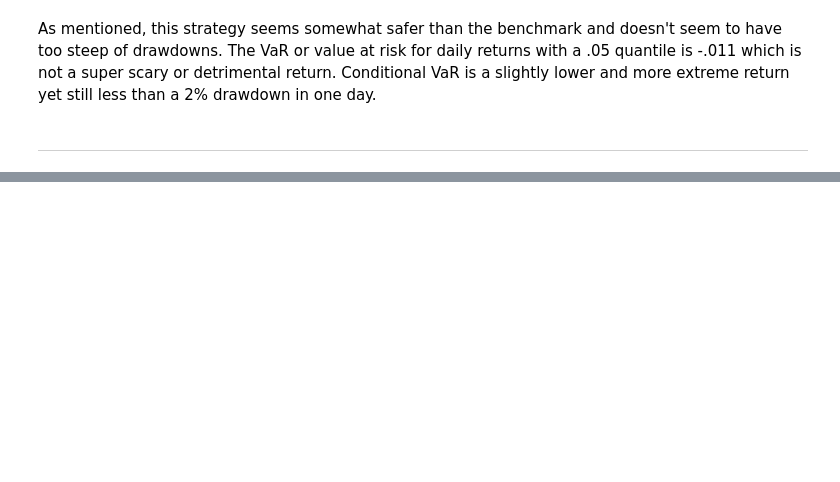
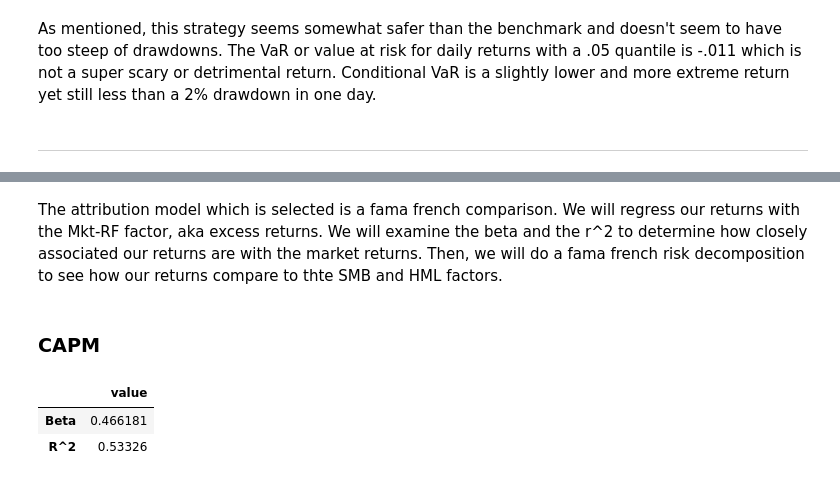
Before and after one commit to tsmcdonnell6604/Algo-Trading, a Jupyter notebook: algo.ipynb, the cells around one changed output, grey strips where cells are left out. Drawn from its saved outputs; the diff is of its cells as text; code cells hidden in the pictures; blank space fills up the shorter version.

```diff
--- a/algo.ipynb
+++ b/algo.ipynb
@@ -469,0 +507,22 @@ As mentioned, this strategy seems somewhat safer than the benchmark and doesn't
+# %% [markdown]
+The attribution model which is selected is a fama french comparison. We will regress our returns with the Mkt-RF factor, aka excess returns. We will examine the beta and the r^2 to determine how closely associated our returns are with the market returns. Then, we will do a fama french risk decomposition to see how our returns compare to thte SMB and HML factors.
+# %%
+data = pd.read_excel("C:/Users/thoma/Downloads/fama.xlsx")
+data = data.rename(columns={'Unnamed: 0': 'Date'})
+data = data.set_index('Date')
+data = data.loc[20180117:20230629]
+data.index = pd.to_datetime(data.index, format = '%Y%m%d')
+# %% [markdown]
+### CAPM
+# %%
+X = (data['Mkt-RF'].fillna(0))
+y = portfolio['Daily Return'].fillna(0)*100
+model = sm.OLS(y,X).fit()
+capm = pd.DataFrame(columns = ['value'], index = ['Beta', 'R^2'])
+capm.loc['Beta', 'value'] = model.params['Mkt-RF']
+capm.loc['R^2', 'value'] = model.rsquared
+capm
+# %% [output]
+|  | value |
+| Beta | 0.466181 |
+| R^2 | 0.53326 |
```
Also changed, not shown: parts of 21 cells of this notebook.
